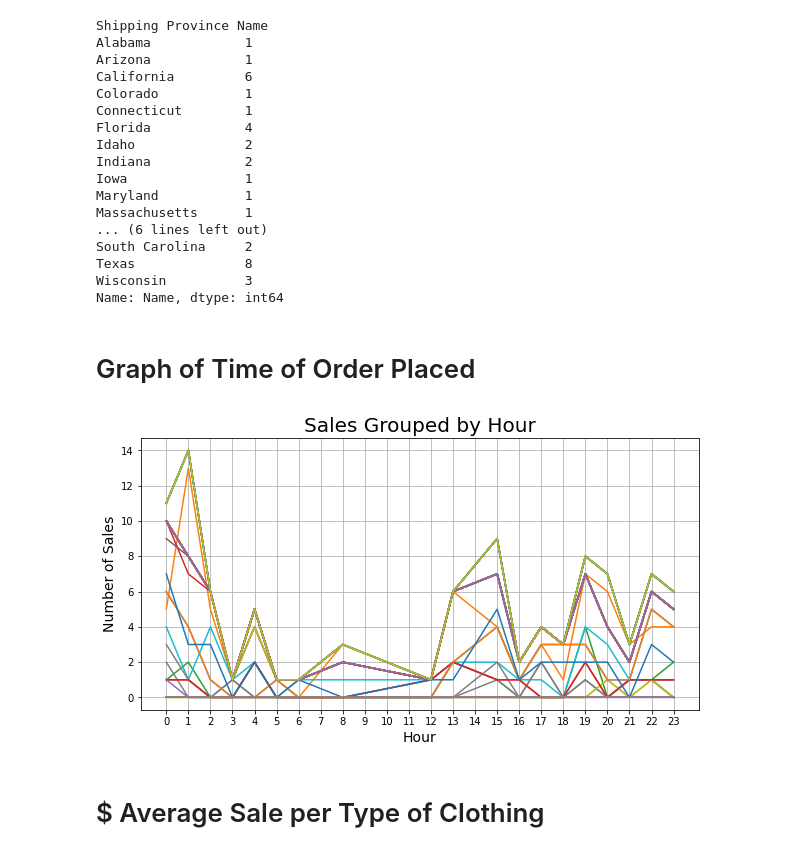
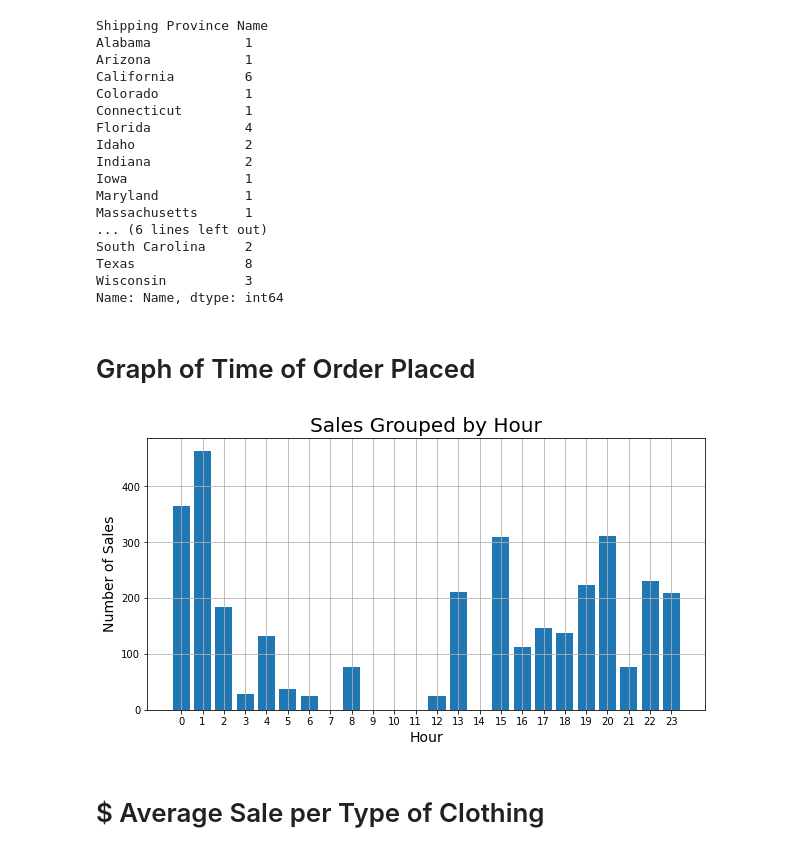
Before and after one commit to ethompson17/Explorer_Analytics, a Jupyter notebook: Explorer Analytics.ipynb, the cells around one changed output. Cells and saved outputs as stored; diff of their text form; code cells hidden in the pictures.

```diff
--- a/Explorer Analytics.ipynb
+++ b/Explorer Analytics.ipynb
@@ -128,22 +128,24 @@ South Carolina     2
 Texas              8
 Wisconsin          3
 Name: Name, dtype: int64
-# %% [markdown]
-# Graph of Time of Order Placed
-# %%
-newdf['Created at'] = pd.to_datetime(newdf['Created at'])
-newdf['Hour'] = newdf['Created at'].dt.hour
-hours = [hour for hour, df2 in newdf.groupby('Hour')]
-
-plt.figure(figsize = (10,5))
-plt.plot(hours, newdf.groupby(['Hour']).count())
-plt.xticks(np.arange(min(hours), 24))
-plt.xlabel('Hour', size = 14)
-plt.ylabel('Number of Sales', size = 14)
-plt.title('Sales Grouped by Hour', size = 20)
-plt.grid()
-# %% [output]
-[figure, removed]
+# %% [markdown]
+# Graph of Time of Order Placed
+# %%
+newdf['Created at'] = pd.to_datetime(newdf['Created at'], utc = True)
+newdf['Hour'] = newdf['Created at'].dt.hour
+hours = [hour for hour, df2 in newdf.groupby('Hour')]
+
+resultstoop = newdf.groupby('Hour').sum()
+
+plt.figure(figsize = (10,5))
+plt.bar(hours, resultstoop['Total'])
+plt.xticks(np.arange(min(hours), 24))
+plt.xlabel('Hour', size = 14)
+plt.ylabel('Number of Sales', size = 14)
+plt.title('Sales Grouped by Hour', size = 20)
+plt.grid()
+# %% [output]
+[figure, added]
 # %% [markdown]
 # $ Average Sale per Type of Clothing
 # %% [markdown]
```
Also changed, not shown: parts of 54 cells of this notebook.
